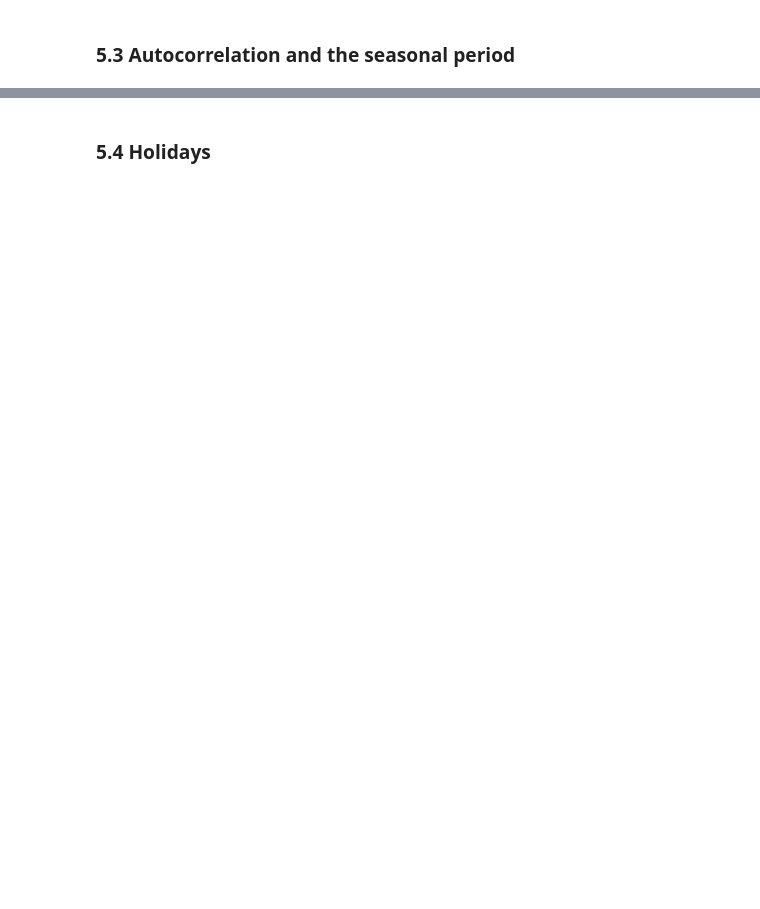
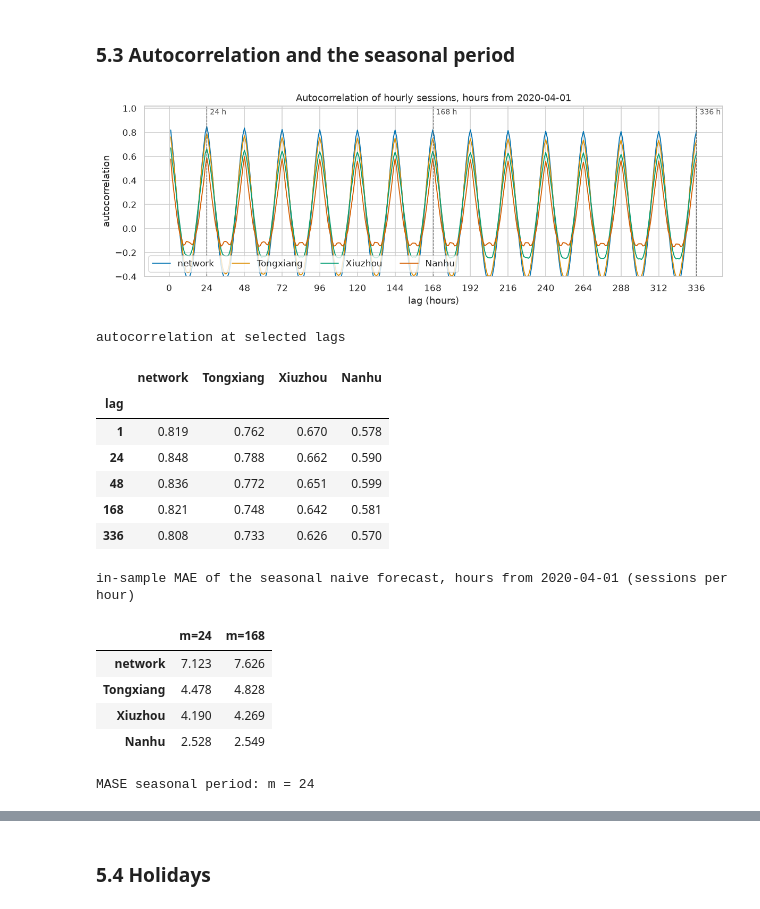
Before and after one commit to AmirMasnavi/MINDD, a Jupyter notebook: project2/Task1.ipynb, the cells around one changed output, grey strips where cells are left out. Cells and saved outputs as stored; diff of their text form; code cells hidden in the pictures; blank space fills up the shorter version.

```diff
--- a/project2/Task1.ipynb
+++ b/project2/Task1.ipynb
@@ -173,2 +663,63 @@ with timed("2 Reading and checking the file"):
 # %% [markdown]
 ### 5.3 Autocorrelation and the seasonal period
+# %%
+with timed("5 Exploratory analysis"):
+    LAGS = range(1, 337)
+    acf = pd.DataFrame({lvl: [stable[lvl].autocorr(k) for k in LAGS] for lvl in LEVELS},
+                       index=pd.Index(LAGS, name="lag"))
+    acf_table = acf.loc[[1, 24, 48, 168, 336]]
+
+    snaive_mae = pd.DataFrame({
+        f"m={m}": {lvl: (series[lvl] - series[lvl].shift(m)).loc[TRAIN_FROM:].abs().mean() for lvl in LEVELS}
+        for m in (24, 168)
+    })
+
+    fig, ax = plt.subplots(figsize=(11, 4))
+    for lvl in LEVELS:
+        ax.plot(acf.index, acf[lvl], color=LEVEL_COLORS[lvl], lw=1.2, label=lvl)
+    for lag in (24, 168, 336):
+        ax.axvline(lag, color="0.4", ls="--", lw=0.8)
+        ax.text(lag + 2, 0.95, f"{lag} h", fontsize=9, color="0.3")
+    ax.set(title="Autocorrelation of hourly sessions, hours from 2020-04-01", xlabel="lag (hours)",
+           ylabel="autocorrelation", ylim=(-0.4, 1.02), xticks=range(0, 337, 24))
+    ax.legend(loc="lower left", ncol=4)
+    fig.tight_layout()
+    save_fig("05_3_autocorrelation", fig)
+    plt.show()
+
+print("autocorrelation at selected lags")
+display(acf_table)
+print("in-sample MAE of the seasonal naive forecast, hours from 2020-04-01 (sessions per hour)")
+display(snaive_mae)
+
+daily_wins = bool((acf_table.loc[24] > acf_table.loc[168]).all() and (snaive_mae["m=24"] < snaive_mae["m=168"]).all())
+MASE_M = 24 if daily_wins else 168
+print(f"MASE seasonal period: m = {MASE_M}")
+results["acf"] = {str(k): {lvl: r(v) for lvl, v in row.items()} for k, row in acf_table.iterrows()}
+results["snaive_in_sample_mae"] = {c: {lvl: r(v) for lvl, v in snaive_mae[c].items()} for c in snaive_mae}
+results["mase_period"] = MASE_M
+add_decision(
+    "D05", "5.3",
+    f"MASE is scaled with the daily seasonal naive forecast, m = {MASE_M}.",
+    "From 2020-04-01 the autocorrelation at 24 hours is above that at 168 hours at every level ("
+    + ", ".join(f"{lvl} {acf_table.at[24, lvl]:.3f} against {acf_table.at[168, lvl]:.3f}" for lvl in LEVELS)
+    + "), and the in-sample seasonal naive MAE is lower with m = 24 (network "
+    + f"{snaive_mae.at['network', 'm=24']:.2f} against {snaive_mae.at['network', 'm=168']:.2f} sessions per hour).",
+)
+# %% [output]
+[figure, added]
+autocorrelation at selected lags
+|  | network | Tongxiang | Xiuzhou | Nanhu |
+| lag |  |  |  |  |
+| 1 | 0.819 | 0.762 | 0.670 | 0.578 |
+| 24 | 0.848 | 0.788 | 0.662 | 0.590 |
+| 48 | 0.836 | 0.772 | 0.651 | 0.599 |
+| 168 | 0.821 | 0.748 | 0.642 | 0.581 |
+| 336 | 0.808 | 0.733 | 0.626 | 0.570 |
+in-sample MAE of the seasonal naive forecast, hours from 2020-04-01 (sessions per hour)
+|  | m=24 | m=168 |
+| network | 7.123 | 7.626 |
+| Tongxiang | 4.478 | 4.828 |
+| Xiuzhou | 4.190 | 4.269 |
+| Nanhu | 2.528 | 2.549 |
+MASE seasonal period: m = 24
```
Also changed, not shown: parts of 59 cells of this notebook, 38 other files.
